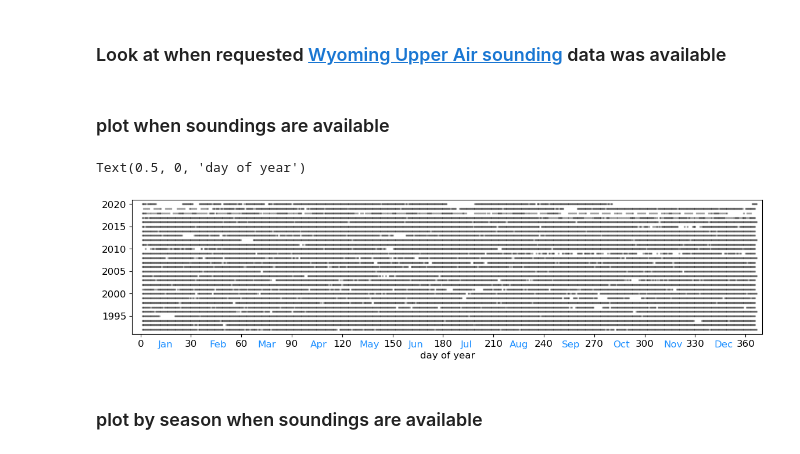
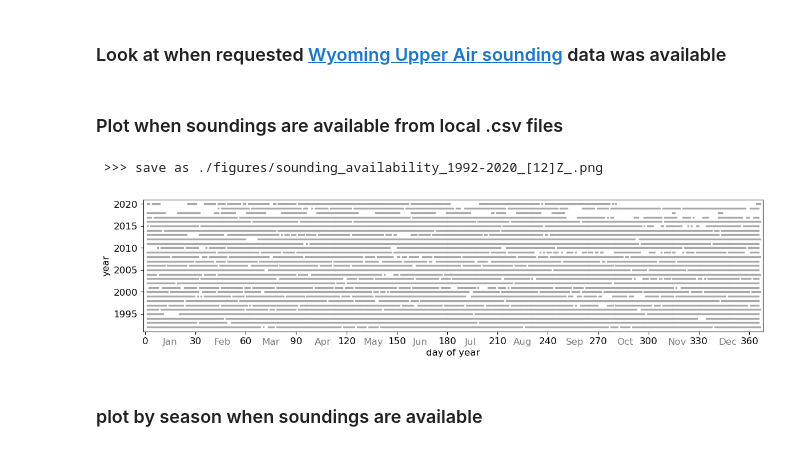
Before and after one commit to mackenziejewell/ArcticClouds_SoundingAnalysis, a Jupyter notebook: 2_soundings_availability.ipynb, the cells around one changed output. Drawn from its saved outputs; the diff is of its cells as text; code cells hidden in the pictures.

```diff
--- a/2_soundings_availability.ipynb
+++ b/2_soundings_availability.ipynb
@@ -29,41 +30,90 @@ def plot_soundingexist(doy, sou, year, s = 1, c = 'k', alpha = 0.5, marker='.'):
     year_soundings = np.full_like(doy_soundings, year)
     plt.scatter(doy_soundings, year_soundings, s=s, c=c, alpha=alpha, marker=marker)
 # %% [markdown]
-### plot when soundings are available
+### Plot when soundings are available from local .csv files
+# %%
+# julian day ranges for each season
+season_bounds = {}
+season_bounds['winter'] = {'start': 0,   'end': 91}
+season_bounds['spring'] = {'start': 91,  'end': 182}
+season_bounds['summer'] = {'start': 182, 'end': 274}
+season_bounds['autumn'] = {'start': 274, 'end': 366}
 # %%
 
 #=============================
 years = np.arange(1992, 2021)
+hours = [12]
+show_season_periods = False
 #=============================
+
 
 # create figure
 fig, ax = plt.subplots(figsize=(14,3))
-
-# plot sounding existence for multiple years
-for year in years:
-    plot_soundingexist(*grab_sounding_dates(csv = csv_name.format(year,year), hours = [0,12]),
-                       s=2, alpha=0.25, marker='s')
 
 # generate mid month labels
 label_doys = []
 label_names = []
 for month_num in range(1,13):
     if month_num < 6:
         midmonth = 15
     else:
         midmonth = 12
     label_doys.append(int(datetime(year = 2020, month = month_num, day = midmonth).strftime('%j')))
     label_names.append(datetime(year = 2020, month = month_num, day = midmonth).strftime('%B')[:3])
 for ll, label in enumerate(label_names):
-    ax.text(label_doys[ll], years[0]-4, label, c='dodgerblue', horizontalalignment='center')
+    ax.text(label_doys[ll], years[0]-4, label, c='gray', horizontalalignment='center')
 
-ax.set_xlim(-5,370)
+
+if show_season_periods == True:
+
+    # julian day ranges for each season
+    season_bounds = {}
+    season_bounds['winter'] = {'start': 0,   'end': 91}
+    season_bounds['spring'] = {'start': 91,  'end': 182}
+    season_bounds['summer'] = {'start': 182, 'end': 274}
+    season_bounds['autumn'] = {'start': 274, 'end': 366}
+
+    # plot sounding existence for multiple years
+    for year in years:
+        if (year > 1996)&(year < 2017):
+            color = 'lightgray'
+        else:
+            color = 'darkgrey'
+        plot_soundingexist(*grab_sounding_dates(csv = csv_name.format(year,year), hours = hours),
+                           s=2, c=color, alpha=1, marker='s')
+
+    # outline season boundaries
+    season_colors = ['blue', 'dodgerblue', 'indianred', 'darkorange']
+    for ss, season in enumerate(season_bounds.keys()):
+        # add Rectangle patches for each season / year range
+        rect = patches.Rectangle((season_bounds[season]['start'], 1996.5), season_bounds[season]['end'],
+                                 20, linewidth=1, alpha=0.2, edgecolor='None', facecolor=season_colors[ss])
+        ax.add_patch(rect)
+        # label season
+        mid_season = season_bounds[season]['start']+(season_bounds[season]['end']-season_bounds[season]['start'])/2
+        ax.text(mid_season, 2006, season, fontsize=25, weight='bold', color = season_colors[ss], horizontalalignment='center')
+
+else:
+    # plot sounding existence for multiple years
+    for year in years:
+        plot_soundingexist(*grab_sounding_dates(csv = csv_name.format(year,year), hours = hours),
+                           s=2, c='darkgrey', alpha=1, marker='s')
+
+
+# plot params
+ax.set_xlim(-1,368)
 ax.set_ylim(years[0]-1, years[-1]+1)
 ax.set_xticks(np.arange(0,361,30))
 ax.set_xlabel('day of year')
+ax.set_ylabel('year')
+
+# save
+savename = f'./figures/sounding_availability_{years[0]}-{years[-1]}_{hours}Z_{"SeasonLabels"*show_season_periods}.png'
+print(f' >>> save as {savename}')
+fig.savefig(savename, transparent=True, bbox_inches='tight', pad_inches=0, dpi=300)
 # %% [output]
-Text(0.5, 0, 'day of year')
+ >>> save as ./figures/sounding_availability_1992-2020_[12]Z_.png
-[figure, old version]
+[figure, new version]
 # %% [markdown]
 ### plot by season when soundings are available
 # %%
```
Also changed, not shown: parts of 2 cells of this notebook, 22 other files.
